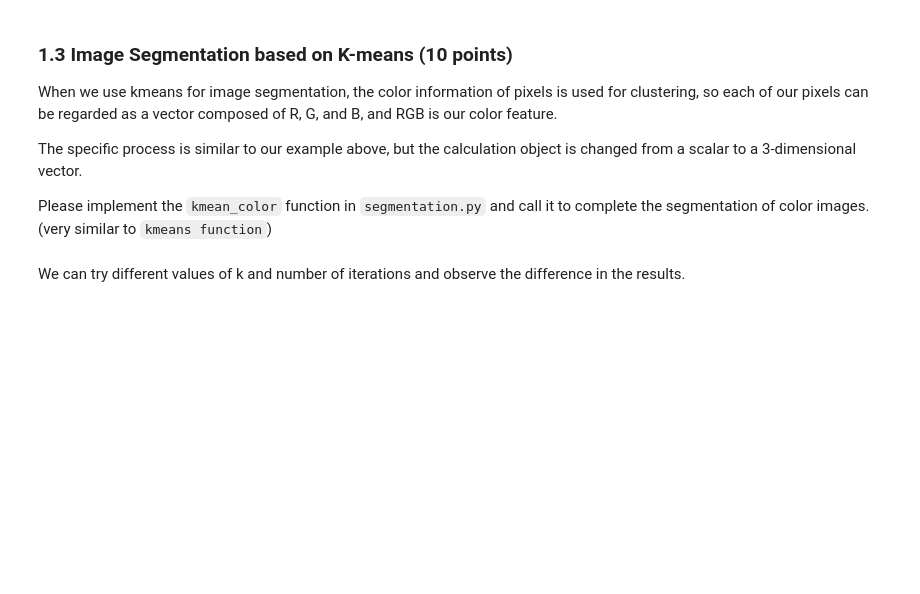
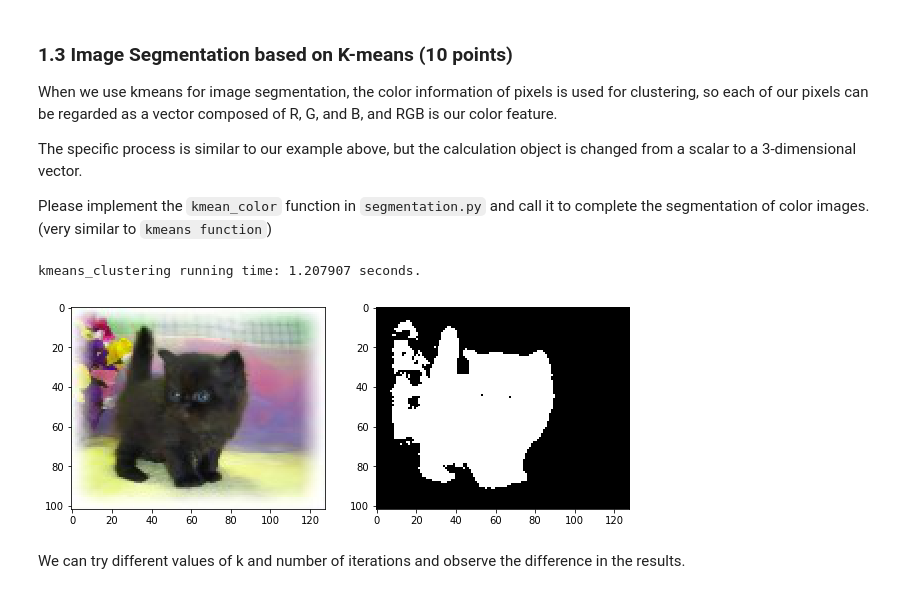
Before and after one commit to HenryZ5734/HITSZ-COMP3029-ComputerVision, a Jupyter notebook: Homework3/hw3.ipynb, the cells around one changed output. Drawn from its saved outputs; the diff is of its cells as text; code cells hidden in the pictures; blank space fills up the shorter version.

```diff
--- a/Homework3/hw3.ipynb
+++ b/Homework3/hw3.ipynb
@@ -115,22 +123,26 @@ Please implement the `kmean_color` function in `segmentation.py` and call it to
 # %%
 from segmentation import kmeans_color
 img = io.imread('example.jpg')
 #img = img[...,[2,1,0]]
 plt.figure()
 plt.subplot(1,2,1)
 plt.imshow(img)
+
 k=2
-cluster_color=[[255,0,0],[0,255,0],[0,0,255],[[255,255,0]],[255,0,255],[[0,255,255]]]
+cluster_color = [[255, 255, 255], [0, 0, 0], [0,0,255], [255,255,0], [255,0,255], [0,255,255]]
 start = time()
 assignments = kmeans_color(img, k)
 end = time()
+print("kmeans_clustering running time: %f seconds." % (end - start))
 
-print("kmeans_clustering running time: %f seconds." % (end - start))
 res_img=np.array(img)
 for i in range(k):
-    res_img[assignments==i]=cluster_color[i]
+    res_img[assignments==i] = cluster_color[i]
 plt.subplot(1,2,2)
 plt.imshow(res_img)
 plt.show()
+# %% [output]
+kmeans_clustering running time: 1.207907 seconds.
+[figure, added]
 # %% [markdown]
 We can try different values of k and number of iterations and observe the difference in the results.
```
Also changed, not shown: parts of 10 cells of this notebook, 1 other file.
